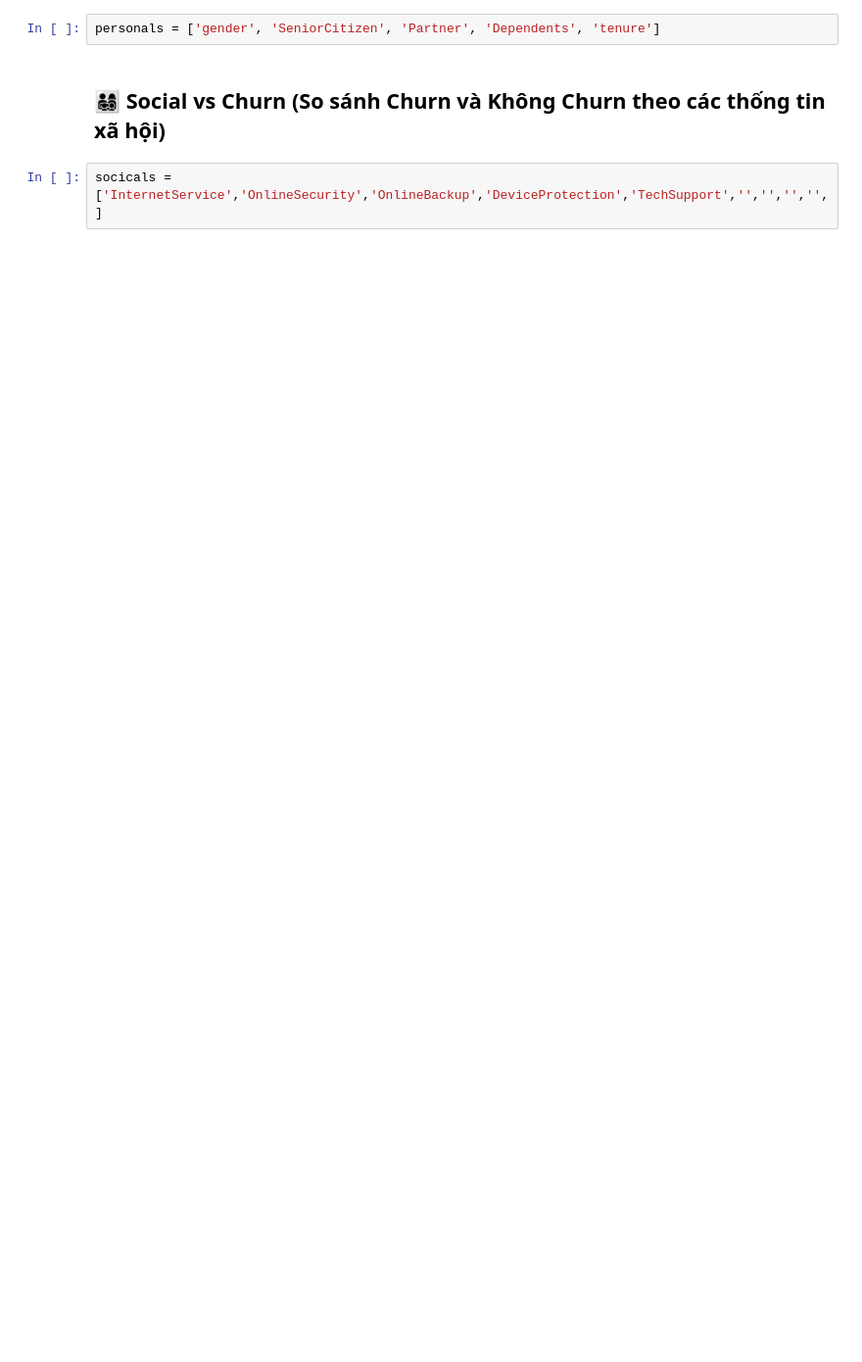
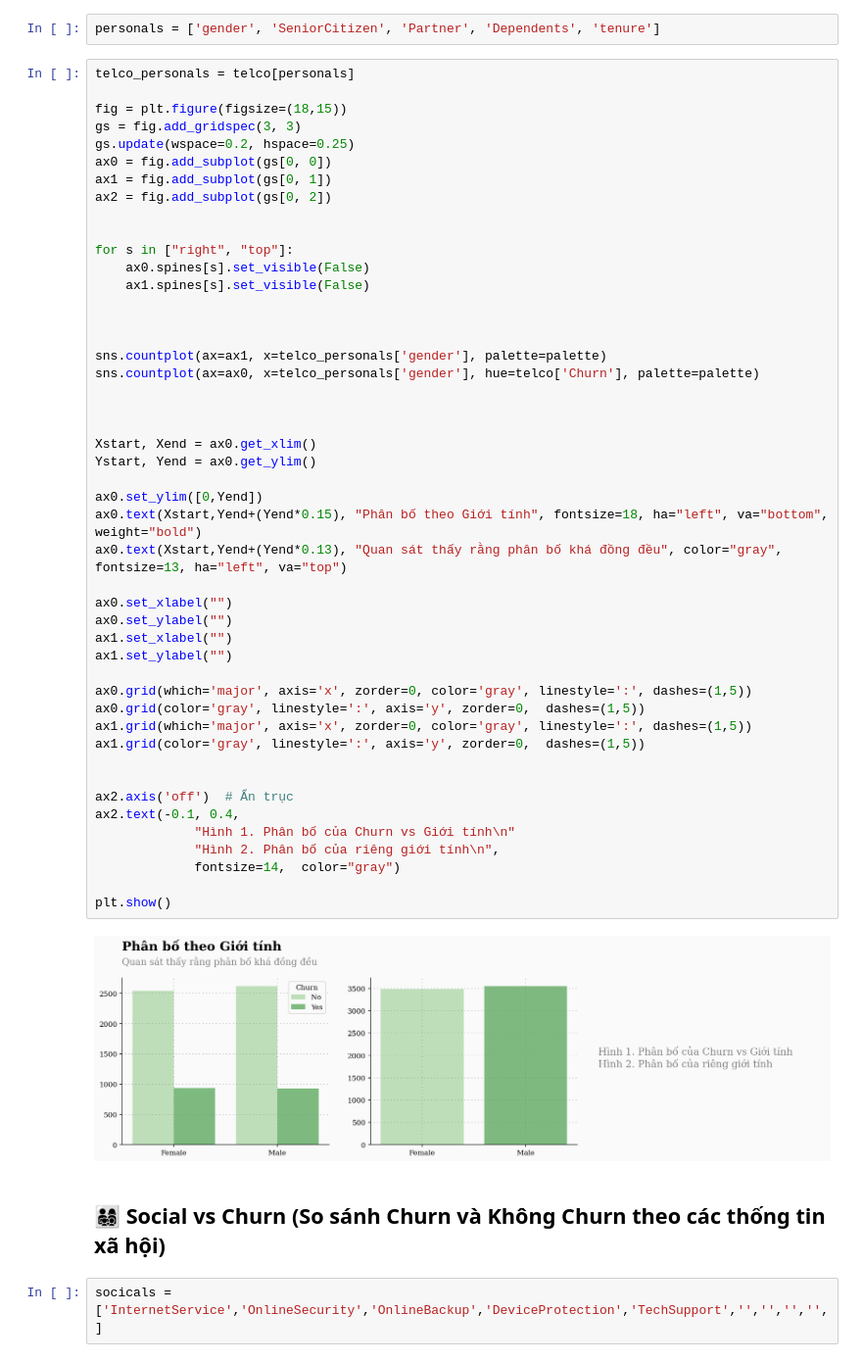
Before and after one commit to TienNguyen0712/customer-churn-data-mining, a Jupyter notebook: notebooks/02_eda.ipynb, the cells around one changed output. Shown at 98% size. Drawn from its saved outputs; the diff is of its cells as text; blank space fills up the shorter version.

```diff
--- a/notebooks/02_eda.ipynb
+++ b/notebooks/02_eda.ipynb
@@ -85,5 +85,55 @@ plt.show()
 # %%
 personals = ['gender', 'SeniorCitizen', 'Partner', 'Dependents', 'tenure']
+# %%
+telco_personals = telco[personals]
+
+fig = plt.figure(figsize=(18,15))
+gs = fig.add_gridspec(3, 3)
+gs.update(wspace=0.2, hspace=0.25)
+ax0 = fig.add_subplot(gs[0, 0])
+ax1 = fig.add_subplot(gs[0, 1])
+ax2 = fig.add_subplot(gs[0, 2])
+
+
+for s in ["right", "top"]:
+    ax0.spines[s].set_visible(False)
+    ax1.spines[s].set_visible(False)
+
+
+
+sns.countplot(ax=ax1, x=telco_personals['gender'], palette=palette)
+sns.countplot(ax=ax0, x=telco_personals['gender'], hue=telco['Churn'], palette=palette)
+
+
+
+Xstart, Xend = ax0.get_xlim()
+Ystart, Yend = ax0.get_ylim()
+
+ax0.set_ylim([0,Yend])
+ax0.text(Xstart,Yend+(Yend*0.15), "Phân bố theo Giới tính", fontsize=18, ha="left", va="bottom", weight="bold")
+ax0.text(Xstart,Yend+(Yend*0.13), "Quan sát thấy rằng phân bố khá đồng đều", color="gray",
+fontsize=13, ha="left", va="top")
+
+ax0.set_xlabel("")
+ax0.set_ylabel("")
+ax1.set_xlabel("")
+ax1.set_ylabel("")
+
+ax0.grid(which='major', axis='x', zorder=0, color='gray', linestyle=':', dashes=(1,5))
+ax0.grid(color='gray', linestyle=':', axis='y', zorder=0,  dashes=(1,5))
+ax1.grid(which='major', axis='x', zorder=0, color='gray', linestyle=':', dashes=(1,5))
+ax1.grid(color='gray', linestyle=':', axis='y', zorder=0,  dashes=(1,5))
+
+
+ax2.axis('off')  # Ẩn trục
+ax2.text(-0.1, 0.4,
+             "Hình 1. Phân bố của Churn vs Giới tính\n"
+             "Hình 2. Phân bố của riêng giới tính\n",
+             fontsize=14,  color="gray")
+
+plt.show()
+# %% [output]
+[figure, added]
 # %% [markdown]
 ## **👨‍👩‍👧‍👦 Social vs Churn (So sánh Churn và Không Churn theo các thống tin xã hội)**
 # %%
```
Also changed, not shown: parts of 3 cells of this notebook.
